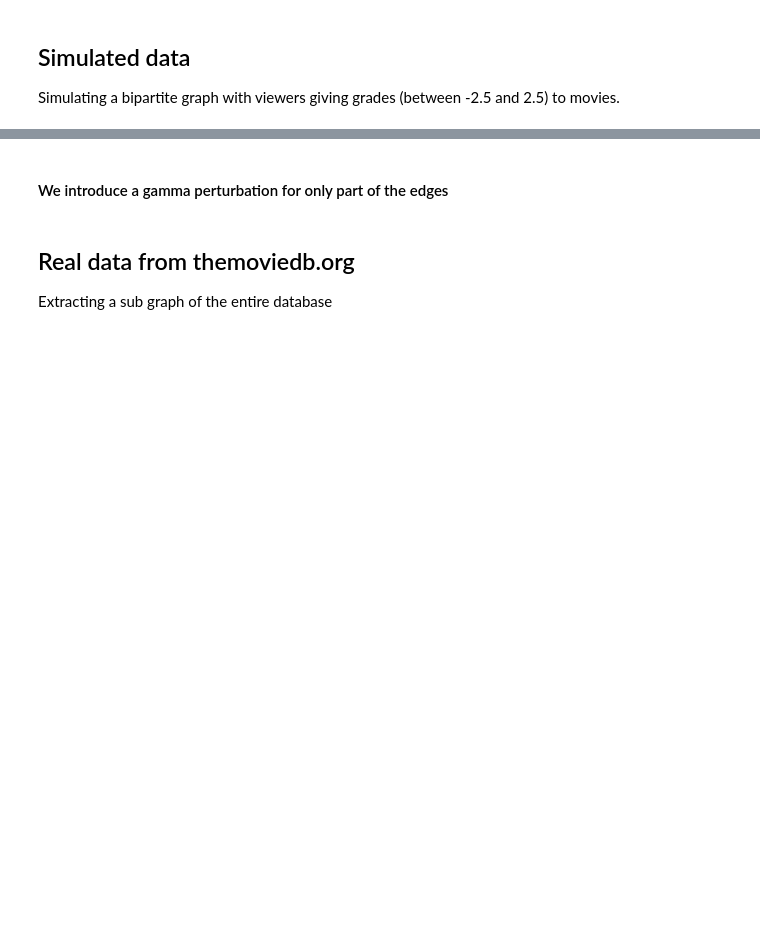
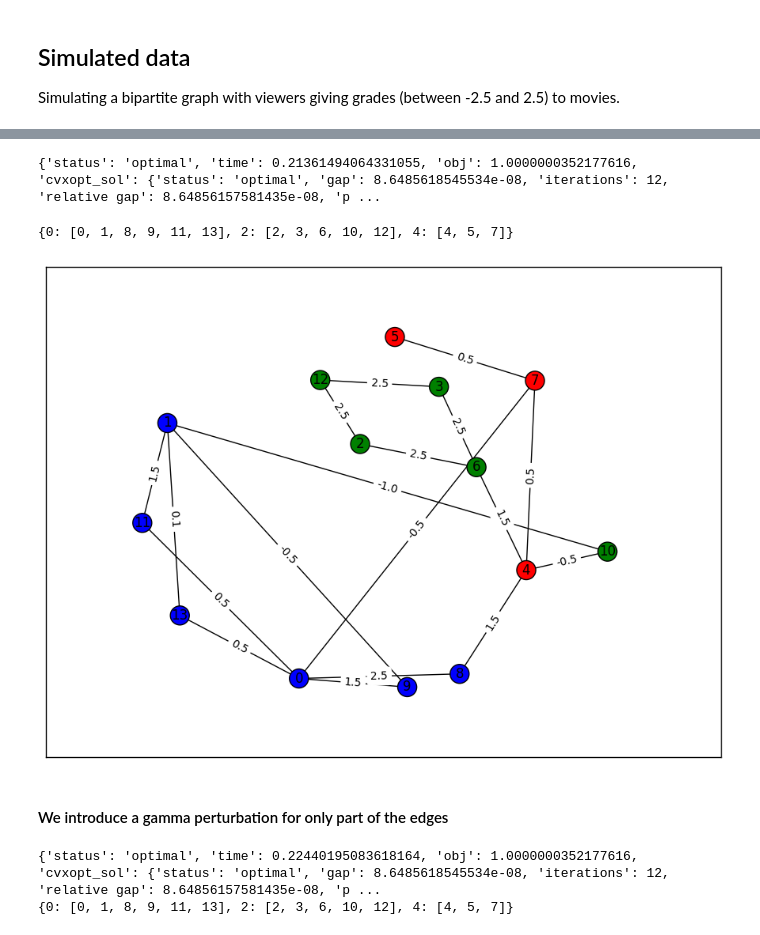
Before and after one commit to zaccharieramzi/gml-project, a Jupyter notebook: multiway_cut_correlation.ipynb, the cells around one changed output, grey strips where cells are left out. Cells and saved outputs as stored; diff of their text form; code cells hidden in the pictures; blank space fills up the shorter version.

```diff
--- a/multiway_cut_correlation.ipynb
+++ b/multiway_cut_correlation.ipynb
@@ -120,7 +216,56 @@ print(assignement_D)
+# %%
+if test_clustering == False:
+    W = np.load('good_real_matrix.npy')
+    T = [0,2,4]
+    D = solve_multicut(W,T)
+    D_array=np.array(D)
+    assignment_D = assignment_solution_lp(D_array, T, threshold=0.00001)
+# %% [output]
+{'status': 'optimal', 'time': 0.21361494064331055, 'obj': 1.0000000352177616, 'cvxopt_sol': {'status': 'optimal', 'gap': 8.6485618545534e-08, 'iterations': 12, 'relative gap': 8.64856157581435e-08, 'p ...
+# %%
+print(assignment_D)
+# %% [output]
+{0: [0, 1, 8, 9, 11, 13], 2: [2, 3, 6, 10, 12], 4: [4, 5, 7]}
+# %%
+#display the graph
+G = nx.from_numpy_matrix(W)
+fig=pylab.figure(figsize=(11,8))
+
+colors = ['b', 'g', 'r','y','p']
+cluster_colors = dict()
+for cluster_number, cluster in enumerate(assignment_D):
+    cluster_colors[cluster] = colors[cluster_number]
+
+
+node_colors=['w']*W.shape[0]
+for cluster in assignment_D:
+    nodes = assignment_D[cluster]
+    for node in nodes:
+        node_colors[node] = cluster_colors[cluster]
+
+pos=nx.spring_layout(G)
+#edges
+nx.draw_networkx(G,pos,
+                edgelist=[e for e in G.edges()],
+                node_color=node_colors)
+
+
+labels={e:'{0}'.format(W[e]) for e in G.edges()}
+#flow label
+nx.draw_networkx_edge_labels(G, pos,
+                        edge_labels=labels)
+
+#hide axis
+fig.gca().axes.get_xaxis().set_ticks([])
+fig.gca().axes.get_yaxis().set_ticks([])
+
+pylab.show()
+# %% [output]
+[figure, added]
 # %% [markdown]
 #### We introduce a gamma perturbation for only part of the edges
 # %%
-gamma = 2
+gamma = 5
 # random boolean mask for which values will be changed
 mask = np.random.randint(0,2,size=W.shape).astype(np.bool)
 
@@ -130,11 +275,9 @@ r = gamma * W
 # use your mask to replace values in your input array
 W_gamma2 = W.copy()
 W_gamma2[mask] = r[mask]
-L = build_laplacian(W_gamma2)
-D = solve_multicut(L,T)
-print(D)
+D = solve_multicut(W,T)
 assignement_D = assignment_solution_lp(D, T, threshold=0.00001)
 print(assignement_D)
+# %% [output]
+{'status': 'optimal', 'time': 0.22440195083618164, 'obj': 1.0000000352177616, 'cvxopt_sol': {'status': 'optimal', 'gap': 8.6485618545534e-08, 'iterations': 12, 'relative gap': 8.64856157581435e-08, 'p ...
+{0: [0, 1, 8, 9, 11, 13], 2: [2, 3, 6, 10, 12], 4: [4, 5, 7]}
-# %% [markdown]
-## Real data from themoviedb.org
-Extracting  a sub graph of the entire database
```
Also changed, not shown: parts of 17 cells of this notebook, 1 other file.
